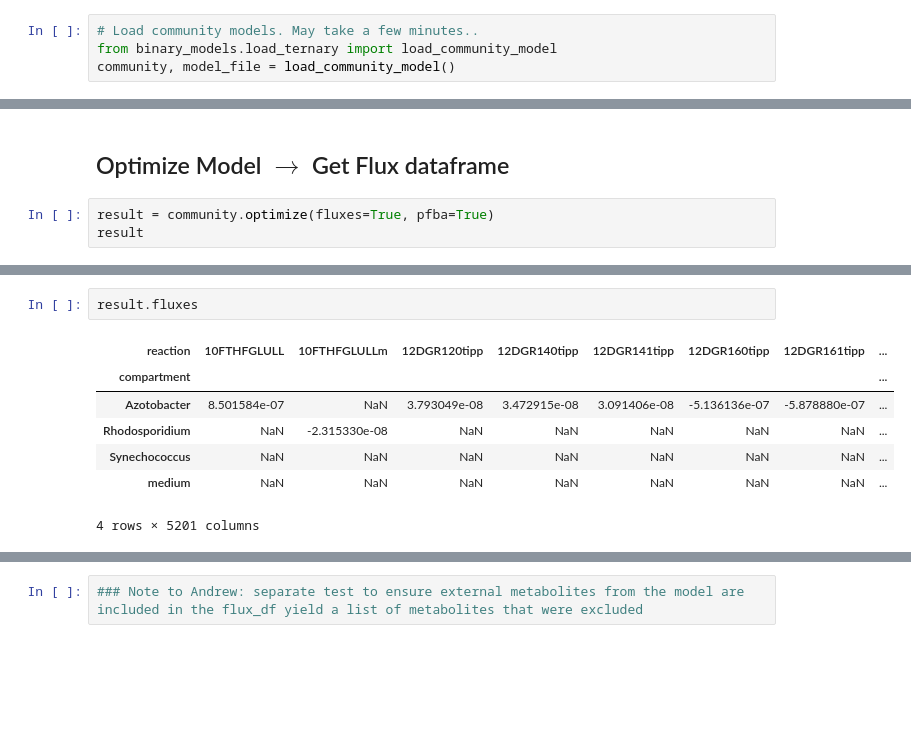
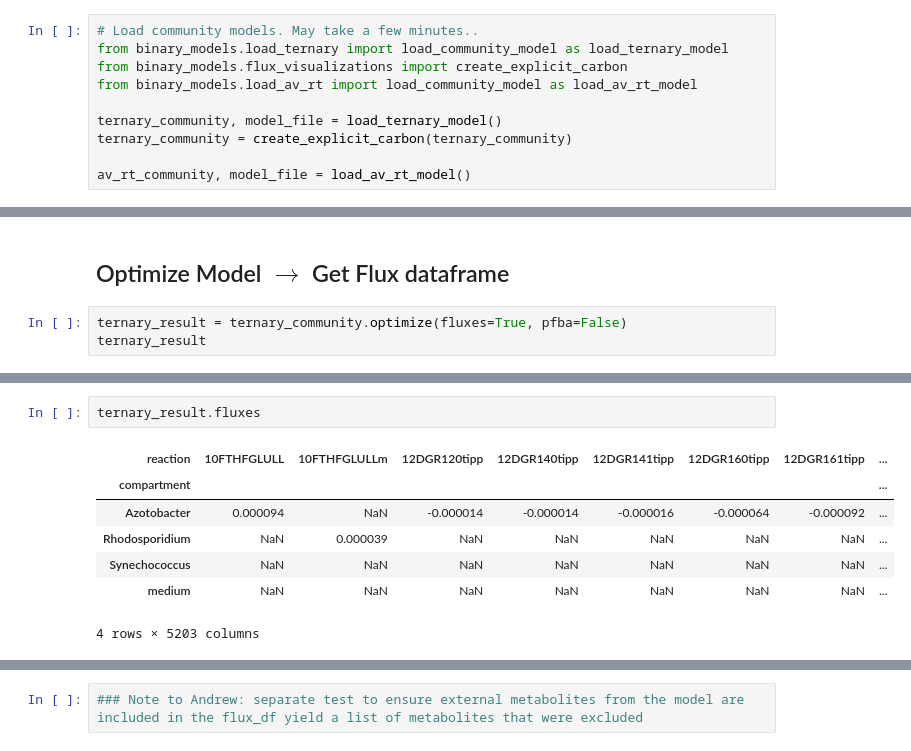
Before and after one commit to PNNL-CompBio/CONCERTO, a Jupyter notebook: notebooks/visualize_with_ConsortiumModels.ipynb, the cells around one changed output, grey strips where cells are left out. Drawn from its saved outputs; the diff is of its cells as text; blank space fills up the shorter version.

```diff
--- a/notebooks/visualize_with_ConsortiumModels.ipynb
+++ b/notebooks/visualize_with_ConsortiumModels.ipynb
@@ -10,5 +10,11 @@ if not curr_dir.endswith("CONCERTO"):
 import concerto
 # %%
 # Load community models. May take a few minutes..
-from binary_models.load_ternary import load_community_model
-community, model_file = load_community_model()
+from binary_models.load_ternary import load_community_model as load_ternary_model
+from binary_models.flux_visualizations import create_explicit_carbon
+from binary_models.load_av_rt import load_community_model as load_av_rt_model
+
+ternary_community, model_file = load_ternary_model()
+ternary_community = create_explicit_carbon(ternary_community)
+
+av_rt_community, model_file = load_av_rt_model()
@@ -45,6 +57,6 @@ pacald_c__Rhodosporidium
 # %% [markdown]
 ## Optimize Model $\rightarrow$ Get Flux dataframe
 # %%
-result = community.optimize(fluxes=True, pfba=True)
-result
+ternary_result = ternary_community.optimize(fluxes=True, pfba=False)
+ternary_result
 # %% [output]
@@ -60,10 +72,10 @@ taxa:
 # %%
-result.fluxes
+ternary_result.fluxes
 # %% [output]
 | reaction | 10FTHFGLULL | 10FTHFGLULLm | 12DGR120tipp | 12DGR140tipp | 12DGR141tipp | 12DGR160tipp | 12DGR161tipp | ... |
 | compartment |  |  |  |  |  |  |  | ... |
-| Azotobacter | 8.501584e-07 | NaN | 3.793049e-08 | 3.472915e-08 | 3.091406e-08 | -5.136136e-07 | -5.878880e-07 | ... |
-| Rhodosporidium | NaN | -2.315330e-08 | NaN | NaN | NaN | NaN | NaN | ... |
+| Azotobacter | 0.000094 | NaN | -0.000014 | -0.000014 | -0.000016 | -0.000064 | -0.000092 | ... |
+| Rhodosporidium | NaN | 0.000039 | NaN | NaN | NaN | NaN | NaN | ... |
 | Synechococcus | NaN | NaN | NaN | NaN | NaN | NaN | NaN | ... |
 | medium | NaN | NaN | NaN | NaN | NaN | NaN | NaN | ... |
-4 rows × 5201 columns
+4 rows × 5203 columns
```
Also changed, not shown: parts of 26 cells of this notebook.
